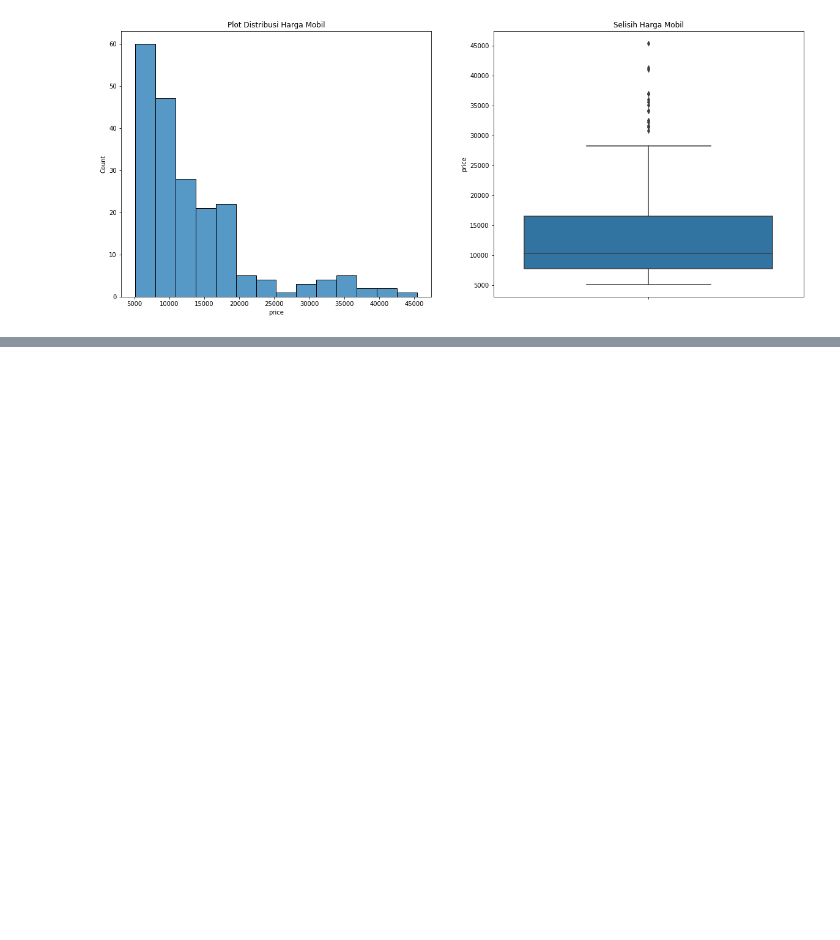
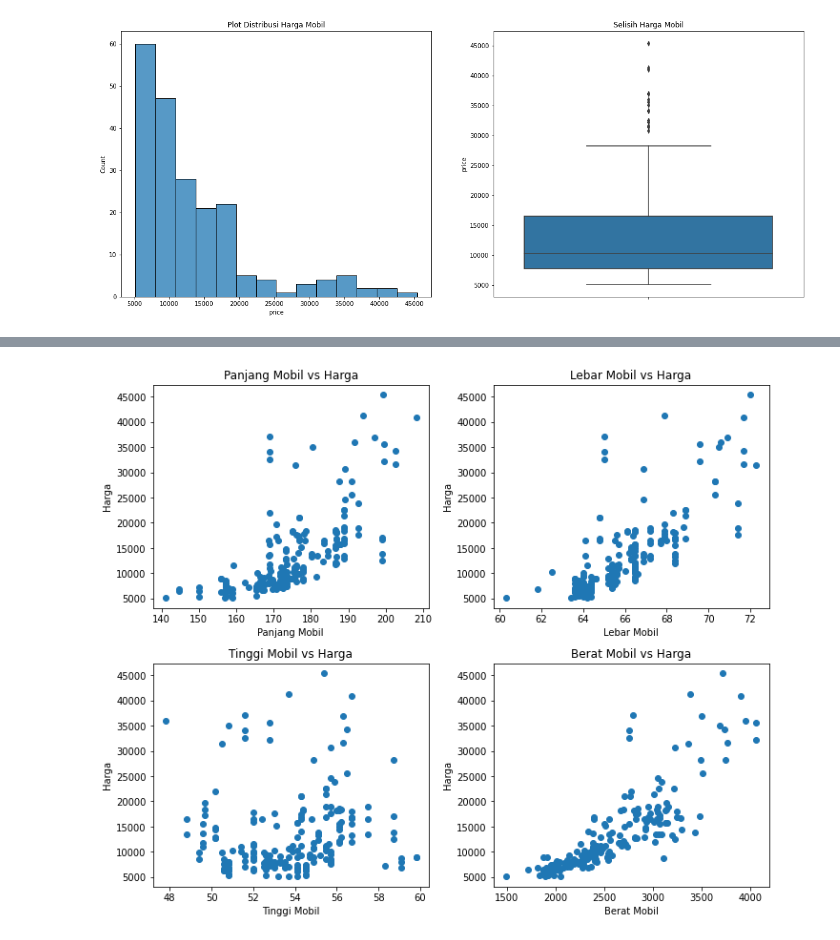
Before and after one commit to ihyamars07/Car-Analysis, a Jupyter notebook: UAS_CAR.ipynb, the cells around one changed output, grey strips where cells are left out. Cells and saved outputs as stored; diff of their text form; code cells hidden in the pictures; blank space fills up the shorter version.

```diff
--- a/UAS_CAR.ipynb
+++ b/UAS_CAR.ipynb
@@ -216,0 +265,18 @@ plt.show()
+# %%
+def scatter(title,data,fig):
+    plt.subplot(5,2,fig)
+    plt.scatter(ds[data],ds['price'])
+    plt.title(title +' vs Harga')
+    plt.ylabel('Harga')
+    plt.xlabel(title)
+
+plt.figure(figsize=(10,20))
+
+scatter('Panjang Mobil','carlength', 1)
+scatter('Lebar Mobil','carwidth', 2)
+scatter('Tinggi Mobil','carheight', 3)
+scatter('Berat Mobil','curbweight', 4)
+
+plt.tight_layout()
+# %% [output]
+[figure, added]
```
Also changed, not shown: parts of 4 cells of this notebook.
